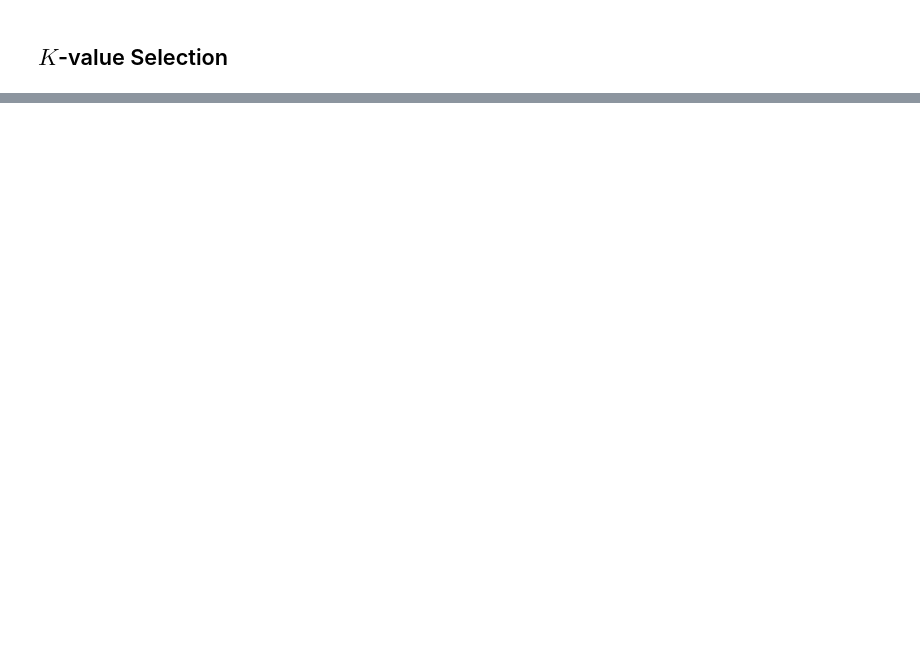
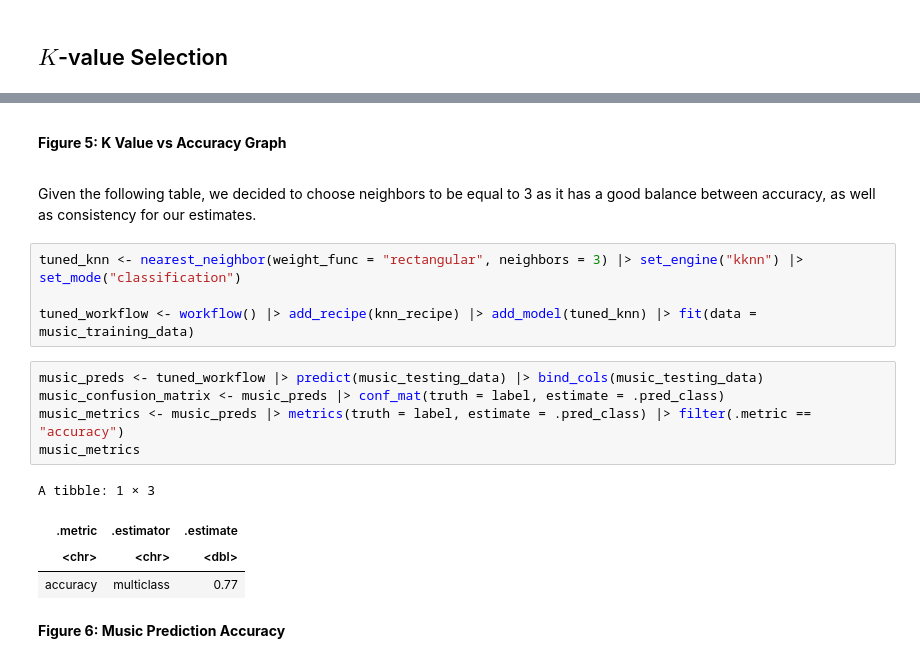
Before and after one commit to arthu-rguo/dsci-100-proj, a Jupyter notebook: project_report.ipynb, the cells around one changed output, grey strips where cells are left out. Cells and saved outputs as stored; diff of their text form; blank space fills up the shorter version.

```diff
--- a/project_report.ipynb
+++ b/project_report.ipynb
@@ -246,0 +256,20 @@ music_fit_tune |> ggplot(aes(x = neighbors, y = mean)) +
+# %% [markdown]
+<b><p style="text-align: left;">Figure 5: K Value vs Accuracy Graph</p><b>
+# %% [markdown]
+Given the following table, we decided to choose neighbors to be equal to 3 as it has a good balance between accuracy, as well as consistency for our estimates.
+# %%
+tuned_knn <- nearest_neighbor(weight_func = "rectangular", neighbors = 3) |> set_engine("kknn") |> set_mode("classification")
+
+tuned_workflow <- workflow() |> add_recipe(knn_recipe) |> add_model(tuned_knn) |> fit(data = music_training_data)
+# %%
+music_preds <- tuned_workflow |> predict(music_testing_data) |> bind_cols(music_testing_data)
+music_confusion_matrix <- music_preds |> conf_mat(truth = label, estimate = .pred_class)
+music_metrics <- music_preds |> metrics(truth = label, estimate = .pred_class) |> filter(.metric == "accuracy")
+music_metrics
+# %% [output]
+A tibble: 1 × 3
+| .metric | .estimator | .estimate |
+| <chr> | <chr> | <dbl> |
+| accuracy | multiclass | 0.77 |
+# %% [markdown]
+<p style="text-align: left;"> <b>Figure 6: <b> Music Prediction Accuracy</p>
```
Also changed, not shown: parts of 12 cells of this notebook.
